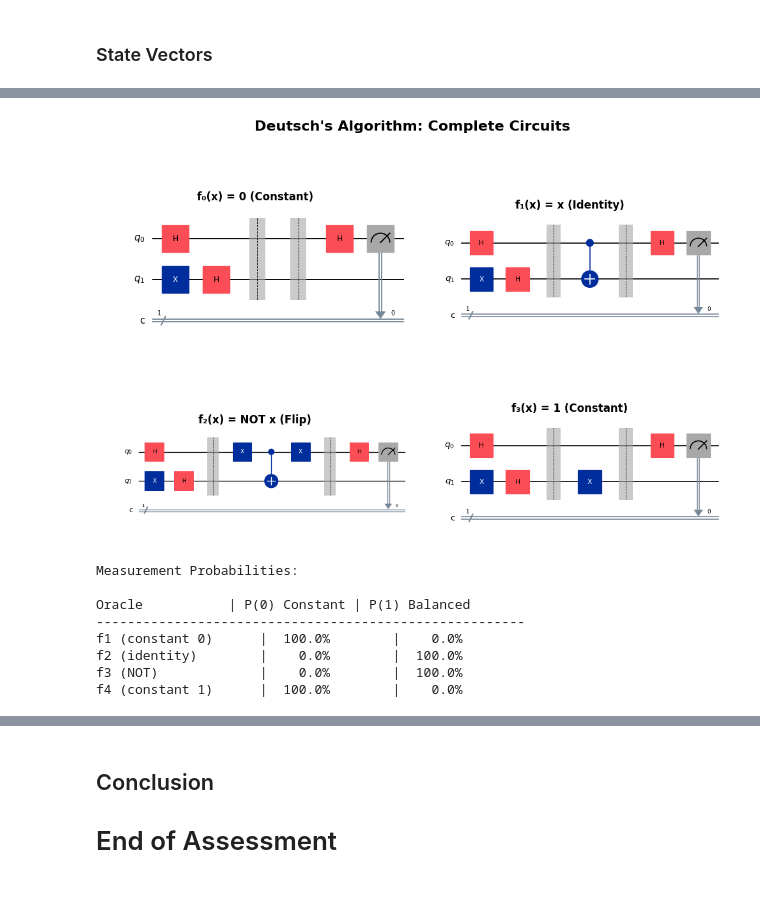
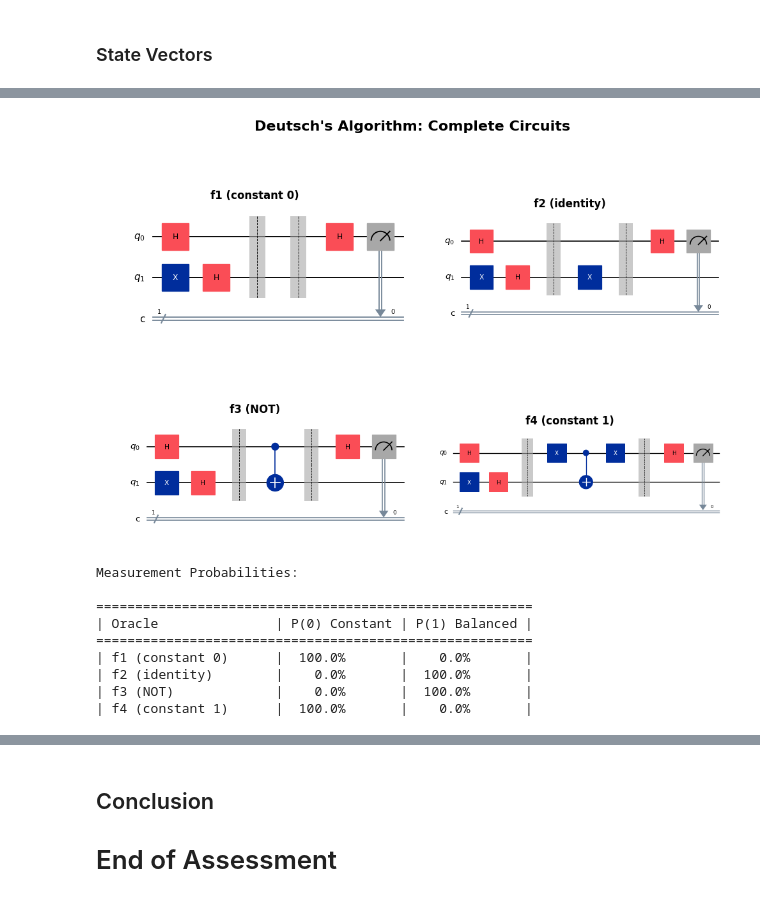
Before and after one commit to tomaspettit2506/ET-G00419414, a Jupyter notebook: problems.ipynb, the cells around one changed output, grey strips where cells are left out. Cells and saved outputs as stored; diff of their text form; code cells hidden in the pictures.

```diff
--- a/problems.ipynb
+++ b/problems.ipynb
@@ -841,10 +993,10 @@ def deutsch_algorithm(oracle: QuantumCircuit) -> QuantumCircuit:
 # %%
 # Testing Deutsch's algorithm on the defined oracles
 oracles = {
-	"f1 (constant 0)": oracle_f1(),
-	"f2 (identity)": oracle_f2(),
-	"f3 (NOT)": oracle_f3(),
-	"f4 (constant 1)": oracle_f4()
+	"f1 (constant 0)": oracle_f0(),
+	"f2 (identity)": oracle_fx(),
+	"f3 (NOT)": oracle_notx(),
+	"f4 (constant 1)": oracle_f1()
 }
 
 # Expected results
@@ -856,7 +1008,7 @@ expected_results = {
 }
 
 print("Testing Deutchs's Algorithm:\n")
-print("=" * 40)
+print("=" * 57)
 
 # Create simulator
 simulator = AerSimulator()
@@ -878,9 +1030,9 @@ for oracle_name, oracle_circuit in oracles.items():
 
     correct = "PASS" if classification == expected else "FAIL"
 
-    print(f"{oracle_name:20} | Measured: {measured_value} | {classification:9} | {correct}")
+    print(f"| {oracle_name:20} | Measured: {measured_value} | {classification:9} | {correct} |")
 
-print("=" * 70)
+print("=" * 57)
 print("\nAll tests passed! Deutsch's algorithm correctly identifies function types.")
 # %% [output]
 Testing Deutchs's Algorithm:
@@ -899,52 +1065,55 @@ fig, axes = plt.subplots(2, 2, figsize=(10, 8))
 fig.suptitle("Deutsch's Algorithm: Complete Circuits", fontsize=16, fontweight='bold')
 
 oracles_list = [
-    ('f₀(x) = 0 (Constant)', oracle_f1()),
-    ('f₁(x) = x (Identity)', oracle_f2()),
-    ('f₂(x) = NOT x (Flip)', oracle_f3()),
-    ('f₃(x) = 1 (Constant)', oracle_f4())
+    ("f1 (constant 0)", oracle_f0()),
+				("f2 (identity)", oracle_f1()),
+				("f3 (NOT)", oracle_fx()),
+				("f4 (constant 1)", oracle_notx())
 ]
 
 # Draw each complete Deutsch circuit
 for idx, (name, oracle) in enumerate(oracles_list):
     row = idx // 2
     col = idx % 2
     ax = axes[row, col]
 
     # Create Deutsch's algorithm circuit with this oracle
     circuit = deutsch_algorithm(oracle)
 
     # Draw circuit
     circuit.draw('mpl', ax=ax)
     ax.set_title(name, fontsize=12, fontweight='bold')
 
 plt.tight_layout()
+plt.savefig('img/deutsch_algorithm_circuits.png')  # Save the figure as a PNG file
 plt.show()
 
 # Create measurement probability visualization
 print("\nMeasurement Probabilities:\n")
-print("Oracle           | P(0) Constant | P(1) Balanced")
-print("-" * 55)
+print("=" * 56)
+print("| Oracle               | P(0) Constant | P(1) Balanced |")
+print("=" * 56)
 
 for oracle_name, oracle_circuit in oracles.items():
     deutsch_circuit = deutsch_algorithm(oracle_circuit)
     job = simulator.run(deutsch_circuit, shots=1000)
     result = job.result()
     counts = result.get_counts()
 
     # Calculate probabilities
     prob_0 = counts.get('0', 0) / 1000 * 100
     prob_1 = counts.get('1', 0) / 1000 * 100
 
-    print(f"{oracle_name:20} | {prob_0:6.1f}%        | {prob_1:6.1f}%")
+    print(f"| {oracle_name:20} | {prob_0:6.1f}%       | {prob_1:6.1f}%       |")
 # %% [output]
-[figure, old version]
+[figure, new version]
 Measurement Probabilities:
 
-Oracle           | P(0) Constant | P(1) Balanced
--------------------------------------------------------
-f1 (constant 0)      |  100.0%        |    0.0%
-f2 (identity)        |    0.0%        |  100.0%
-f3 (NOT)             |    0.0%        |  100.0%
-f4 (constant 1)      |  100.0%        |    0.0%
+========================================================
+| Oracle               | P(0) Constant | P(1) Balanced |
+========================================================
+| f1 (constant 0)      |  100.0%       |    0.0%       |
+| f2 (identity)        |    0.0%       |  100.0%       |
+| f3 (NOT)             |    0.0%       |  100.0%       |
+| f4 (constant 1)      |  100.0%       |    0.0%       |
 # %% [markdown]
```
Also changed, not shown: parts of 25 cells of this notebook.
